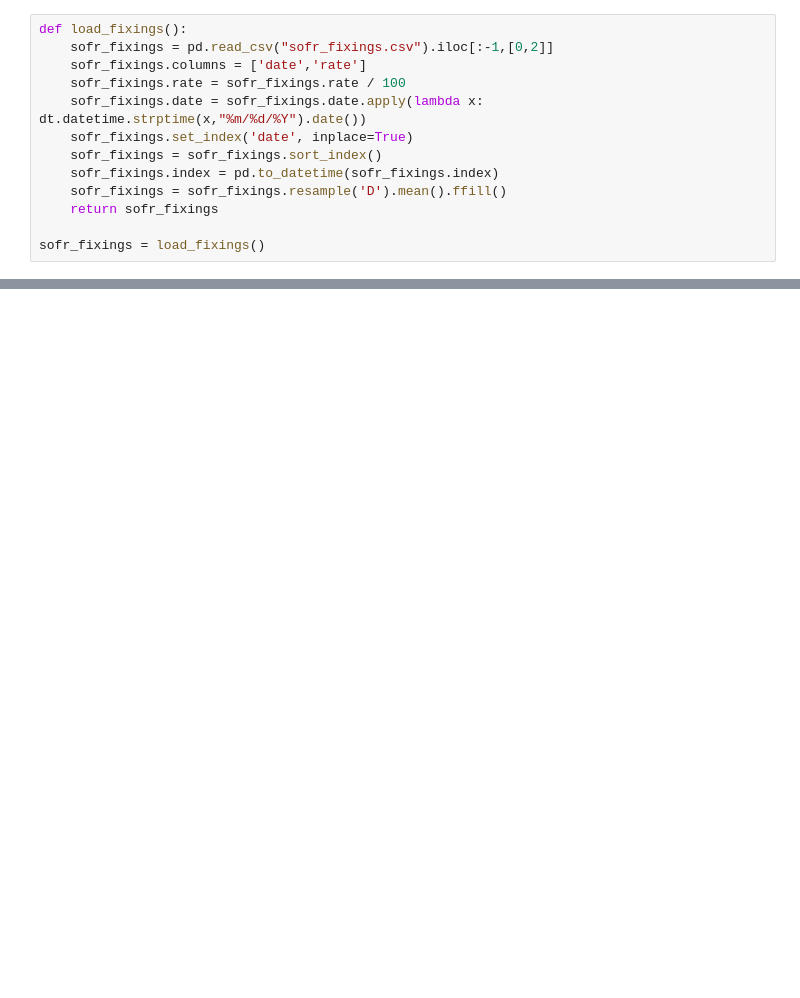
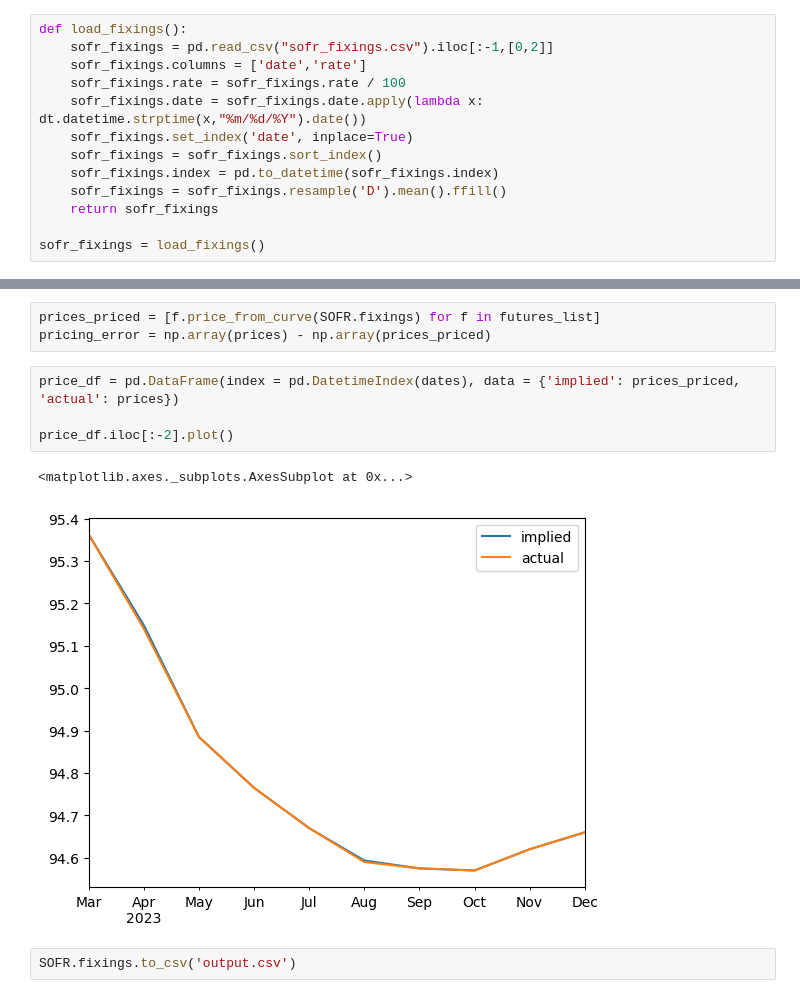
Before and after one commit to George-Holbrow-Wilshaw/MarketsCode, a Jupyter notebook: curves.ipynb, the cells around one changed output, grey strips where cells are left out. Saved outputs shown, nothing was run; the diff lists cells and outputs as text; blank space fills up the shorter version.

```diff
--- a/curves.ipynb
+++ b/curves.ipynb
@@ -309,0 +266,12 @@ df['rates'] = df['rates'].interpolate(method = 'linear')
+# %%
+prices_priced = [f.price_from_curve(SOFR.fixings) for f in futures_list]
+pricing_error = np.array(prices) - np.array(prices_priced)
+# %%
+price_df = pd.DataFrame(index = pd.DatetimeIndex(dates), data = {'implied': prices_priced, 'actual': prices})
+
+price_df.iloc[:-2].plot()
+# %% [output]
+<matplotlib.axes._subplots.AxesSubplot at 0x...>
+[figure, added]
+# %%
+SOFR.fixings.to_csv('output.csv')
```
Also changed, not shown: parts of 12 cells of this notebook.
